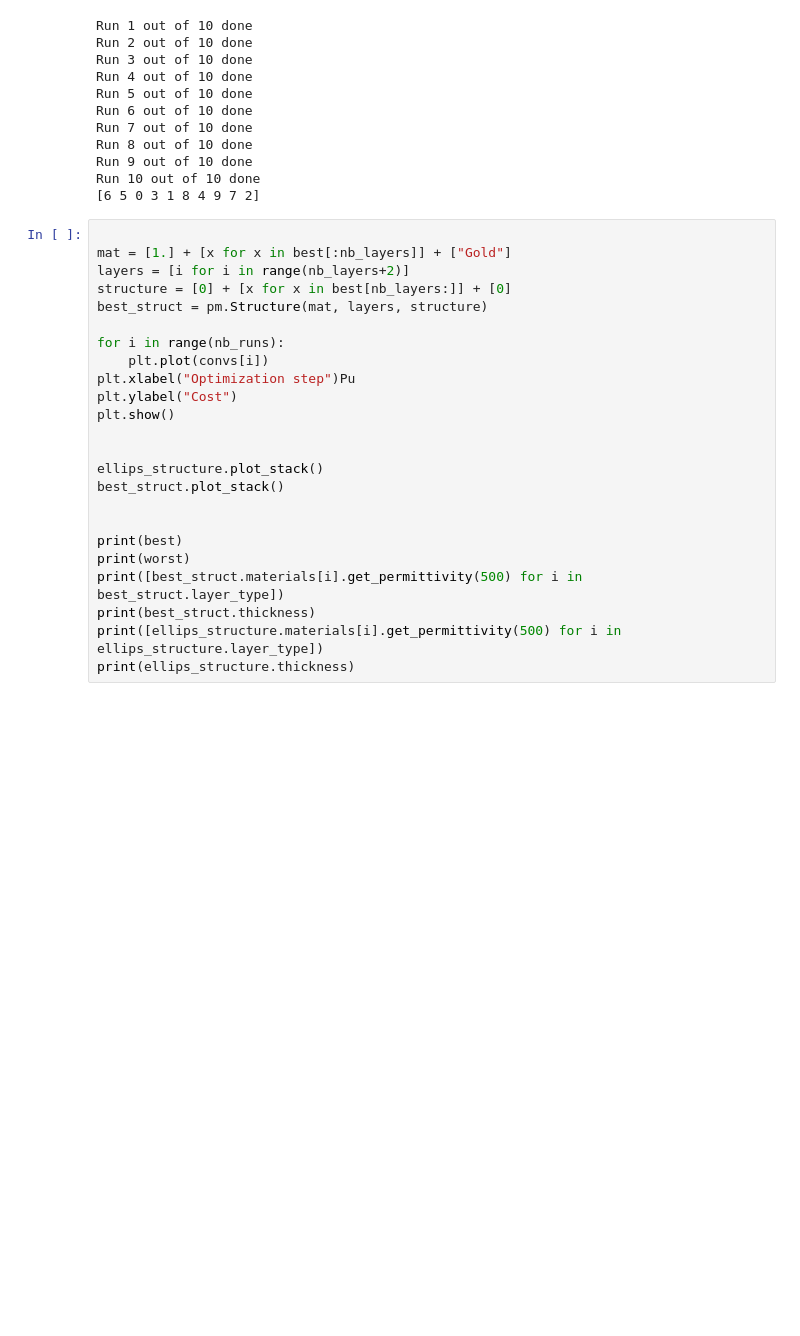
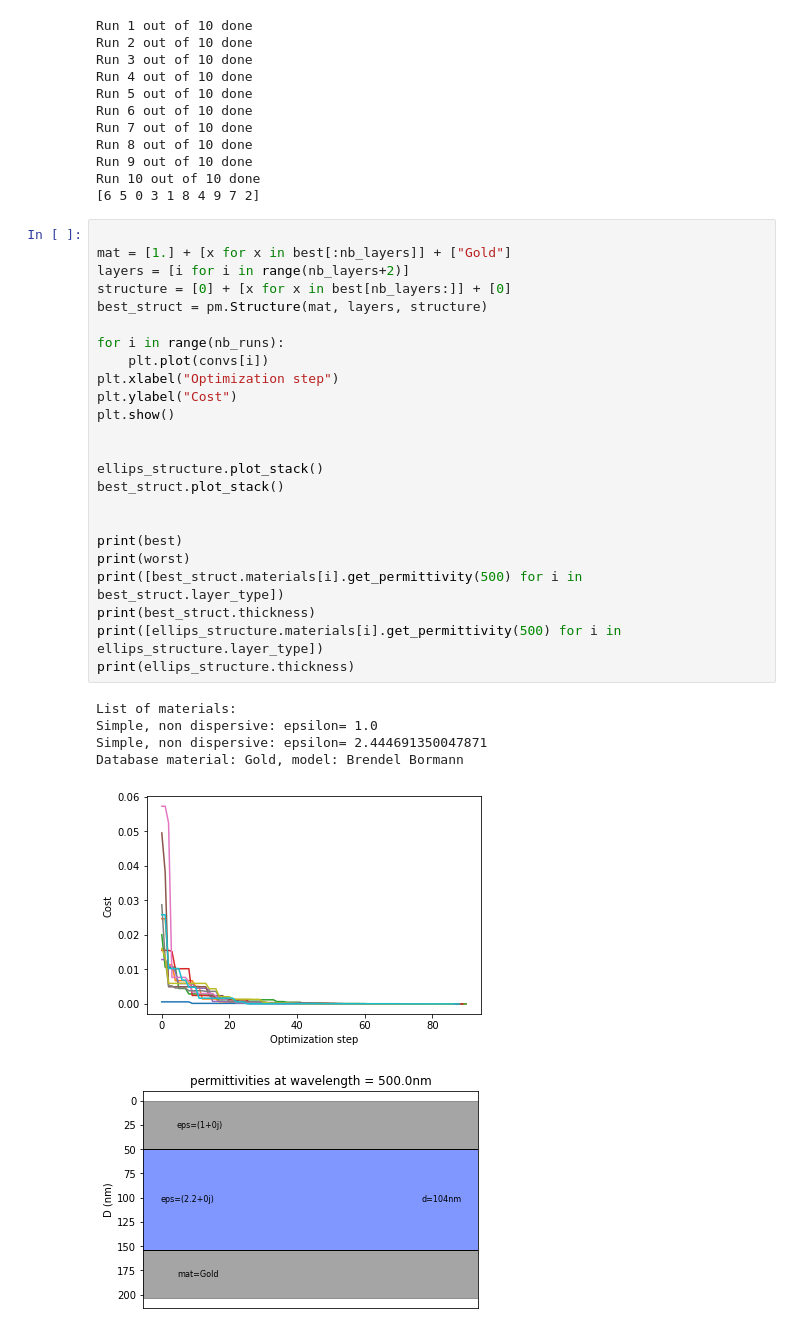
Before and after one commit to AnMoreau/PyMoosh, a Jupyter notebook: notebooks/In-depth_examples/Ellipsometry.ipynb, the cells around one changed output. Drawn from its saved outputs; the diff is of its cells as text; blank space fills up the shorter version.

```diff
--- a/notebooks/In-depth_examples/Ellipsometry.ipynb
+++ b/notebooks/In-depth_examples/Ellipsometry.ipynb
@@ -190,24 +190,31 @@ Run 10 out of 10 done
 # %%
 
 mat = [1.] + [x for x in best[:nb_layers]] + ["Gold"]
 layers = [i for i in range(nb_layers+2)]
 structure = [0] + [x for x in best[nb_layers:]] + [0]
 best_struct = pm.Structure(mat, layers, structure)
 
 for i in range(nb_runs):
     plt.plot(convs[i])
-plt.xlabel("Optimization step")Pu
+plt.xlabel("Optimization step")
 plt.ylabel("Cost")
 plt.show()
 
 
 ellips_structure.plot_stack()
 best_struct.plot_stack()
 
 
 print(best)
 print(worst)
 print([best_struct.materials[i].get_permittivity(500) for i in best_struct.layer_type])
 print(best_struct.thickness)
 print([ellips_structure.materials[i].get_permittivity(500) for i in ellips_structure.layer_type])
 print(ellips_structure.thickness)
+# %% [output]
+List of materials:
+Simple, non dispersive: epsilon= 1.0
+Simple, non dispersive: epsilon= 2.444691350047871
+Database material: Gold, model: Brendel Bormann
+[figure, added]
+[figure, added]
```
Also changed, not shown: parts of 2 cells of this notebook.
